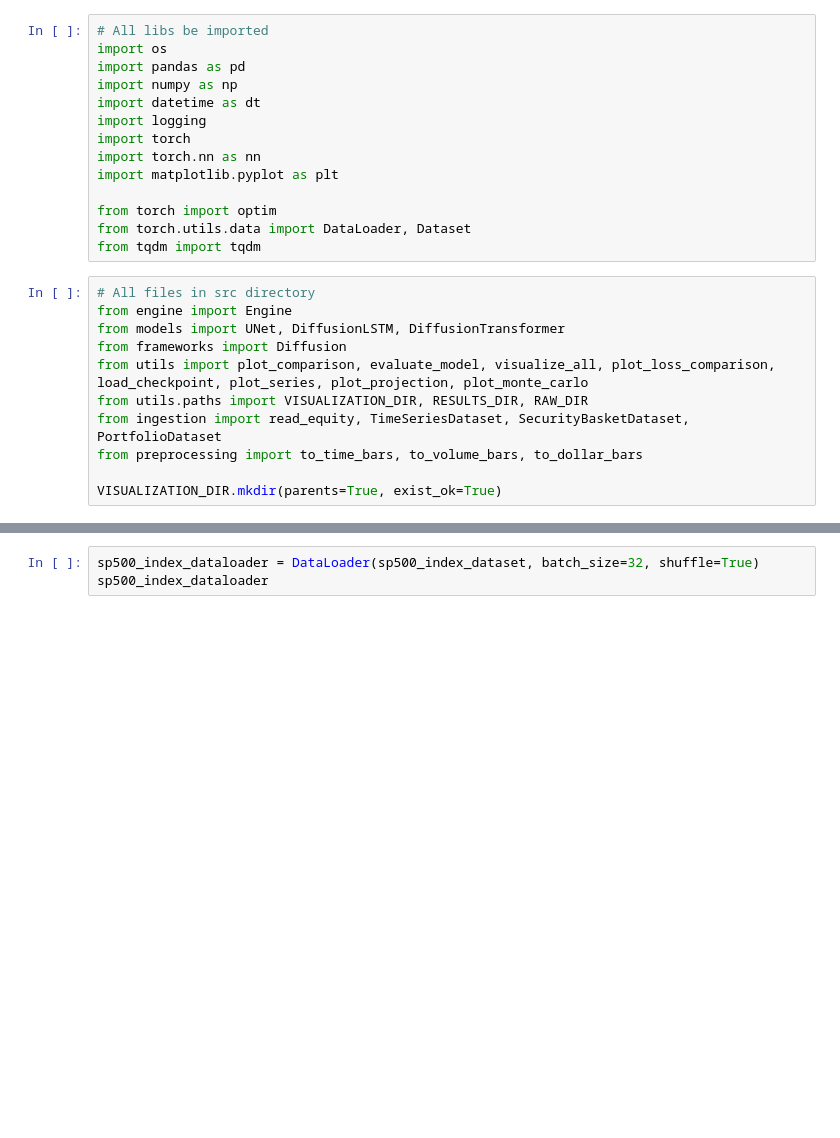
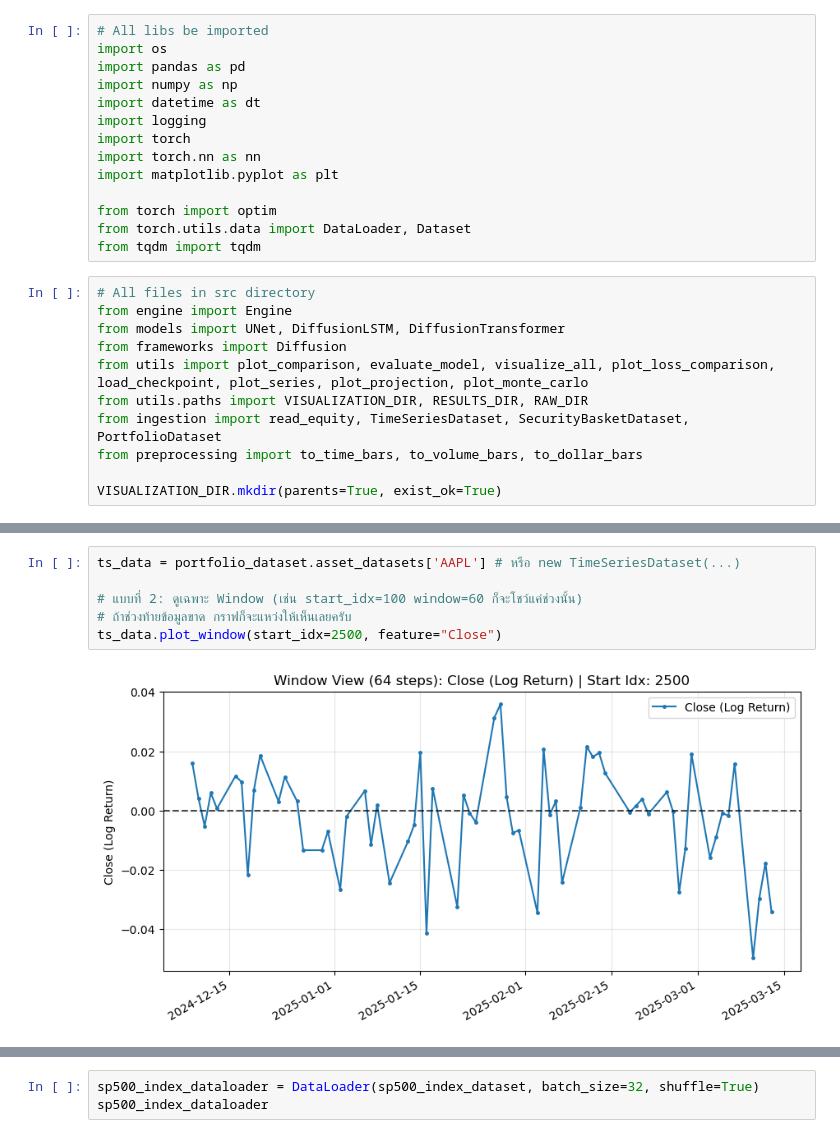
Before and after one commit to Narodomy/Time-Series-Generative-AI-for-Asset-Investment, a Jupyter notebook: notebooks/v3_playground.ipynb, the cells around one changed output, grey strips where cells are left out. Saved outputs shown, nothing was run; the diff lists cells and outputs as text; blank space fills up the shorter version.

```diff
--- a/notebooks/v3_playground.ipynb
+++ b/notebooks/v3_playground.ipynb
@@ -56,0 +77,8 @@ Done! Loaded 80 assets. (Missing/Error: 423)
+# %%
+ts_data = portfolio_dataset.asset_datasets['AAPL'] # หรือ new TimeSeriesDataset(...)
+
+# แบบที่ 2: ดูเฉพาะ Window (เช่น start_idx=100 window=60 ก็จะโชว์แค่ช่วงนั้น)
+# ถ้าช่วงท้ายข้อมูลขาด กราฟก็จะแหว่งให้เห็นเลยครับ
+ts_data.plot_window(start_idx=2500, feature="Close")
+# %% [output]
+[figure, added]
```
Also changed, not shown: parts of 23 cells of this notebook, 21 other files.
